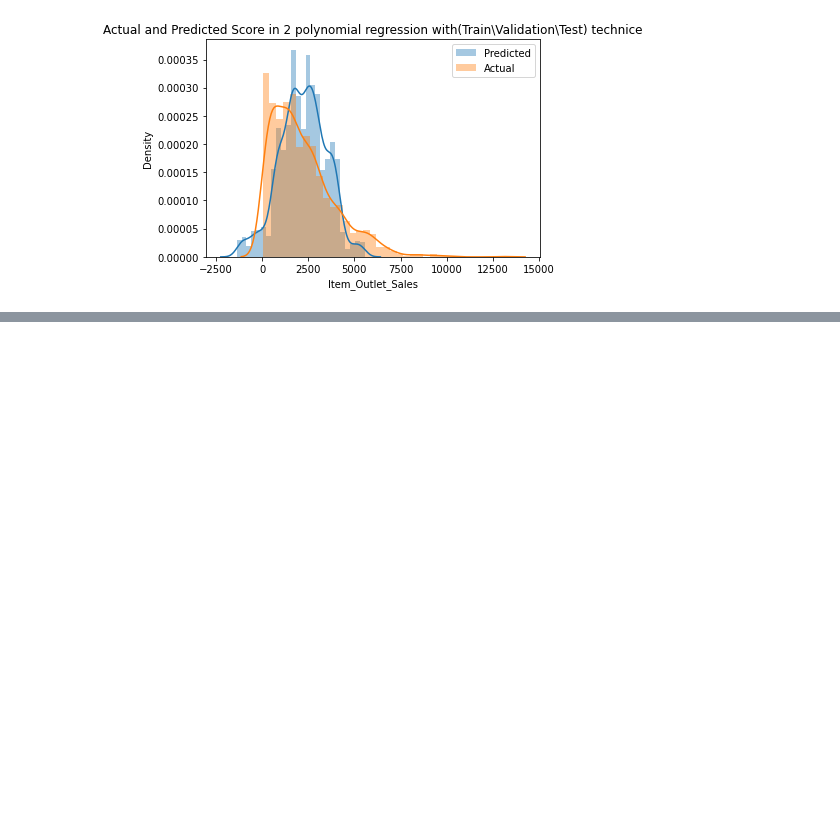
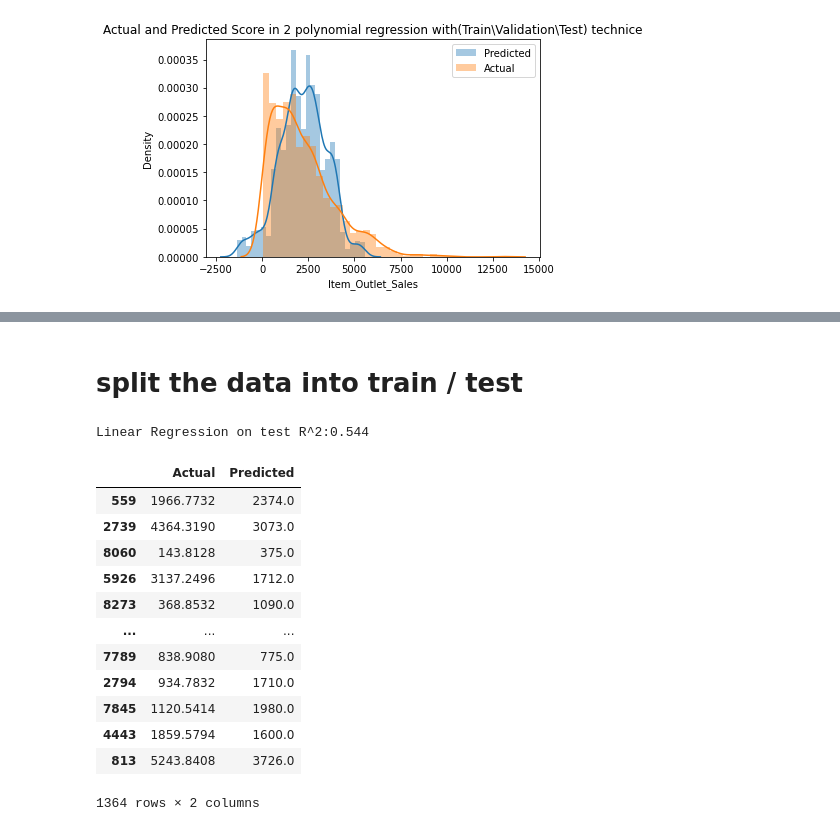
Before and after one commit to tahani321/Tahani-Alshedoukhi, a Jupyter notebook: MyProject-Copy1.ipynb, the cells around one changed output, grey strips where cells are left out. Saved outputs shown, nothing was run; the diff lists cells and outputs as text; code cells hidden in the pictures; blank space fills up the shorter version.

```diff
--- a/MyProject-Copy1.ipynb
+++ b/MyProject-Copy1.ipynb
@@ -742,0 +698,2 @@ sns.pairplot(data= df2, x_vars= 'Actual', y_vars= 'Predicted', size= 3, kind='re
+# %% [markdown]
+# split the data into train / test
@@ -742,0 +704,33 @@ sns.pairplot(data= df2, x_vars= 'Actual', y_vars= 'Predicted', size= 3, kind='re
+# %%
+# LinearRegression with(Train\Test) technice
+#model
+lm2 = LinearRegression()
+#fit(train the model)
+lm2.fit(x2_train, y2_train)
+#predict(evaluation on test data)
+test_data_pred = np.round(lm2.predict(x2_test))
+#score variables()
+lr_score=round(R2(y2_test,test_data_pred),3)
+
+print(f'Linear Regression on test R^2:{lr_score:.3f}')
+#{lm2.score(x2_test, y2_test):.3f}')
+# %% [output]
+Linear Regression on test R^2:0.544
+# %%
+#Create table to see the difference between the Actual numbers and Predicted numbers
+df2 = pd.DataFrame({'Actual': y2_test, 'Predicted': test_data_pred})
+df2
+# %% [output]
+|  | Actual | Predicted |
+| 559 | 1966.7732 | 2374.0 |
+| 2739 | 4364.3190 | 3073.0 |
+| 8060 | 143.8128 | 375.0 |
+| 5926 | 3137.2496 | 1712.0 |
+| 8273 | 368.8532 | 1090.0 |
+| ... | ... | ... |
+| 7789 | 838.9080 | 775.0 |
+| 2794 | 934.7832 | 1710.0 |
+| 7845 | 1120.5414 | 1980.0 |
+| 4443 | 1859.5794 | 1600.0 |
+| 813 | 5243.8408 | 3726.0 |
+1364 rows × 2 columns
```
Also changed, not shown: parts of 42 cells of this notebook.
